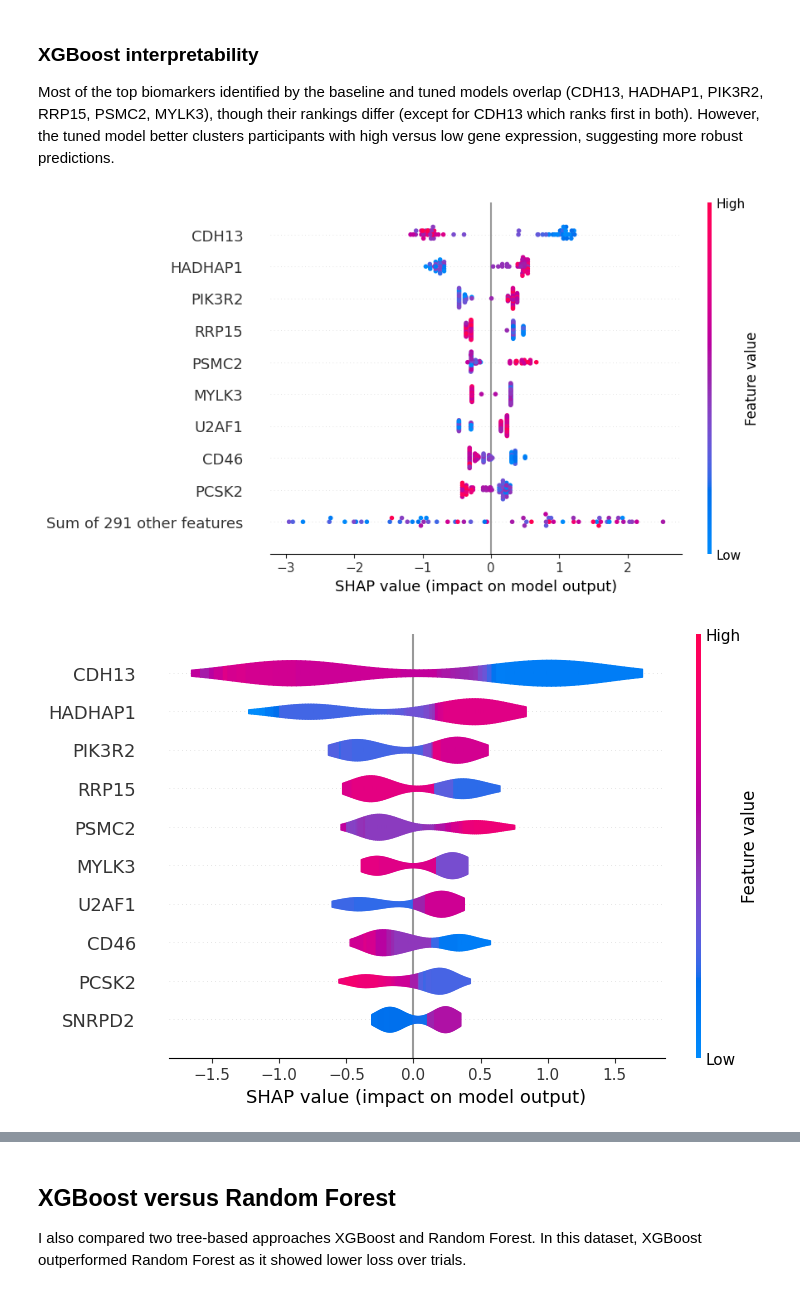
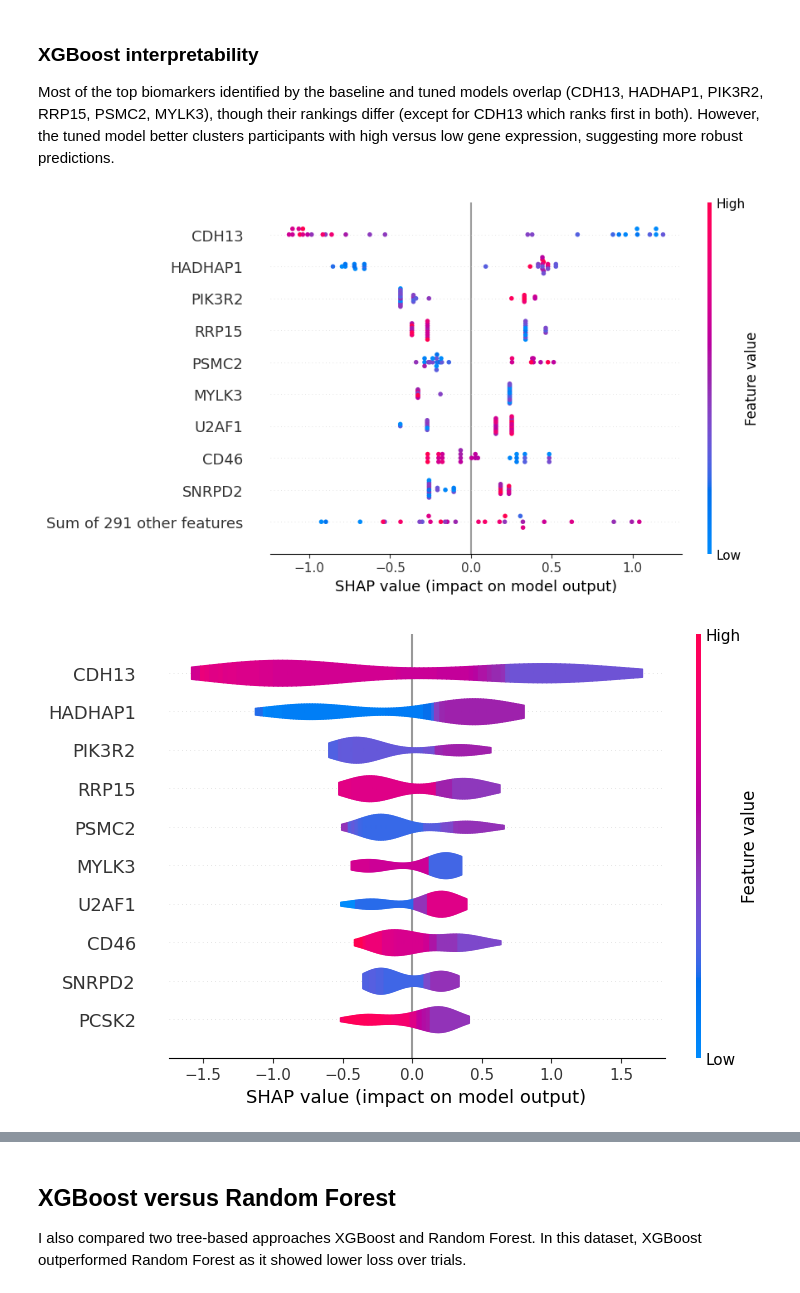
Before and after one commit to marconotaro/portfolio, a Jupyter notebook: biomarker-discovery-ornish.ipynb, the cells around one changed output, grey strips where cells are left out. Drawn from its saved outputs; the diff is of its cells as text; code cells hidden in the pictures.

```diff
--- a/biomarker-discovery-ornish.ipynb
+++ b/biomarker-discovery-ornish.ipynb
@@ -294,22 +294,22 @@ Most of the top biomarkers identified by the baseline and tuned models overlap (
 # %%
 selector = best_model.named_steps['feature_selection']
 classifier = best_model.named_steps['classifier']
 
 top_feat_idx = X_train.columns[selector.get_support()]
 X_train_filtered = pd.DataFrame(selector.transform(X_train),
                                 columns=top_feat_idx,
                                 index=X_train.index)
 
-explainer = shap.Explainer(classifier)
-shap_values = explainer(X_train_filtered)
+explainer = shap.Explainer(classifier, X_train_filtered)
+shap_values = explainer(X_test_filtered)
 
 shap.plots.beeswarm(shap_values)
 # %% [output]
-[figure, old version]
+[figure, new version]
 # %%
 shap.plots.violin(shap_values, max_display=10)
 # %% [output]
-[figure, old version]
+[figure, new version]
 # %%
 shap.plots.bar(shap_values)
 # %% [output]
```
Also changed, not shown: parts of 4 cells of this notebook.
